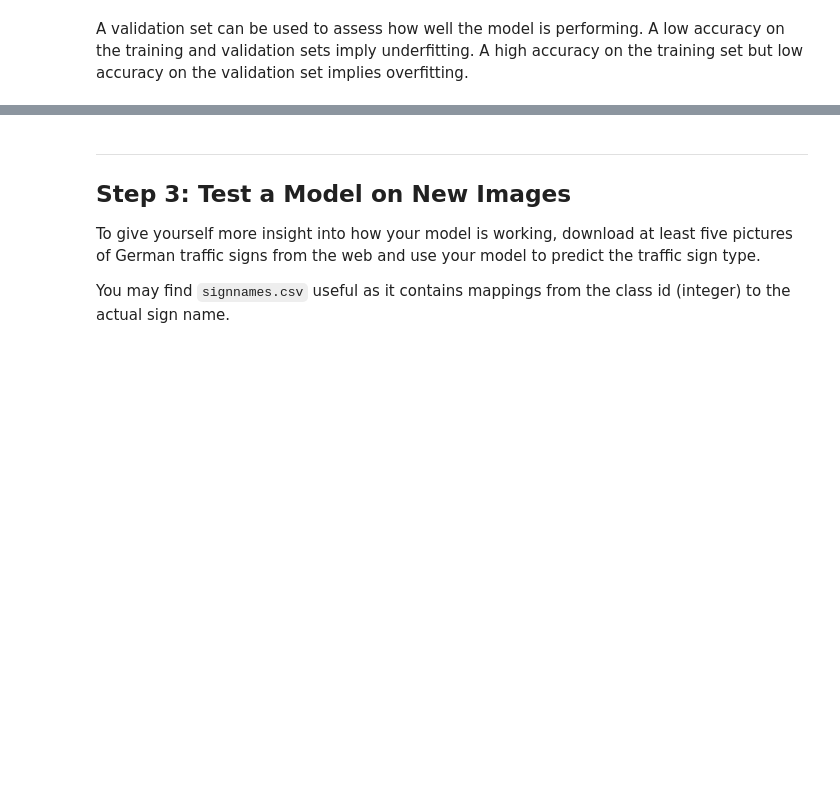
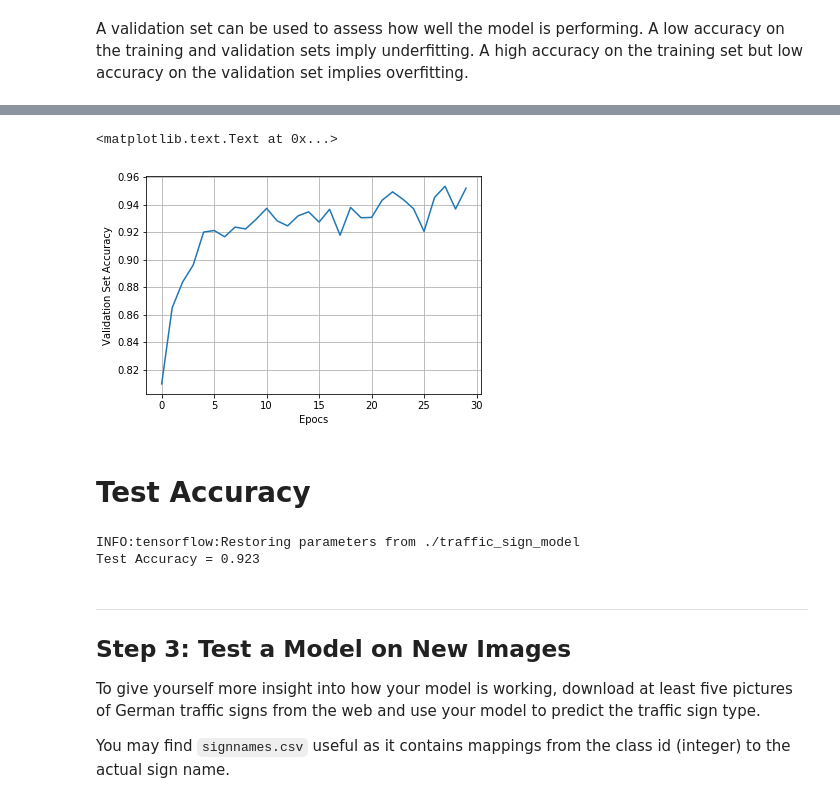
Before and after one commit to ppeiris/CarND-Traffic-Sign-Classifier-Project, a Jupyter notebook: Traffic_Sign_Classifier.ipynb, the cells around one changed output, grey strips where cells are left out. Cells and saved outputs as stored; diff of their text form; code cells hidden in the pictures; blank space fills up the shorter version.

Commit message:
Model is working above 93

```diff
--- a/Traffic_Sign_Classifier.ipynb
+++ b/Traffic_Sign_Classifier.ipynb
@@ -134,6 +135,12 @@ Minimally, the image data should be normalized so that the data has mean zero an
 Other pre-processing steps are optional. You can try different techniques to see if it improves performance.
 
 Use the code cell (or multiple code cells, if necessary) to implement the first step of your project.
+# %%
+# Convert image to gray scale
+with tf.Session() as sess:
+    X_train = sess.run(tf.image.rgb_to_grayscale(X_train))
+    X_valid = sess.run(tf.image.rgb_to_grayscale(X_valid))
+    X_test = sess.run(tf.image.rgb_to_grayscale(X_test))
 # %%
 ### Preprocess the data here. It is required to normalize the data. Other preprocessing steps could include
 ### converting to grayscale, etc.
@@ -165,8 +165,9 @@ def TrafficSign(x):
     # later 1: convolitional layer
     # input  : 32x32x3
     # output : 28x28x6
-    l1_filters = tf.Variable(tf.truncated_normal(shape=(5, 5, 3, 6), mean=mu, stddev=sigma))
-    l1_biase = tf.Variable(tf.zeros(6))
+#     l1_filters = tf.Variable(tf.truncated_normal(shape=(5, 5, 3, 12), mean=mu, stddev=sigma))
+    l1_filters = tf.Variable(tf.truncated_normal(shape=(5, 5, 1, 12), mean=mu, stddev=sigma))
+    l1_biase = tf.Variable(tf.zeros(12))
     l1_conv = tf.nn.conv2d(x, l1_filters, strides=[1, 1, 1, 1], padding='VALID')
     l1_conv = tf.nn.bias_add(l1_conv, l1_biase)
     l1_sums = tf.nn.relu(l1_conv)
@@ -182,7 +183,7 @@ def TrafficSign(x):
     # Layer 3 : convolution layer
     # input   : 14x14x6
     # output  : 10x10x16
-    l3_filters = tf.Variable(tf.truncated_normal(shape=(5, 5, 6, 16), mean=mu, stddev=sigma))
+    l3_filters = tf.Variable(tf.truncated_normal(shape=(5, 5, 12, 16), mean=mu, stddev=sigma))
     l3_biase = tf.Variable(tf.zeros(16))
     l3_conv = tf.nn.conv2d(l2_outout, l3_filters, strides=[1, 1, 1, 1], padding='VALID')
     l3_conv = tf.nn.bias_add(l3_conv, l3_biase)
@@ -242,7 +243,7 @@ sets imply underfitting. A high accuracy on the training set but low accuracy on
 ### the accuracy on the test set should be calculated and reported as well.
 ### Feel free to use as many code cells as needed.
 
-x = tf.placeholder(tf.float32, (None, 32, 32, 3))
+x = tf.placeholder(tf.float32, (None, 32, 32, 1))
 y = tf.placeholder(tf.int32, (None))
 y_one_hot = tf.one_hot(y, n_classes)
 
@@ -269,8 +270,8 @@ def evaluate(X_data, y_data):
         total_accuracy += (accuracy * len(batch_x))
     return total_accuracy / num_examples
 # %%
-from sklearn.utils import shuffle
-EPOCHS=10
+EPOCHS=30
+accuray_=[]
 with tf.Session() as sess:
     sess.run(tf.global_variables_initializer())
     num_examples = len(X_train)
@@ -285,11 +286,12 @@ with tf.Session() as sess:
             sess.run(training_operation, feed_dict={x: batch_x, y: batch_y})
 
         validation_accuracy = evaluate(X_valid, y_valid)
+        accuray_ +=[validation_accuracy]
         print("EPOCH {} ...".format(i+1))
         print("Validation Accuracy = {:.3f}".format(validation_accuracy))
         print()
 
-    saver.save(sess, './lenet')
+    saver.save(sess, './traffic_sign_model')
     print("Model saved")
 # %% [output]
 Training...
@@ -299,3 +314,24 @@ Validation Accuracy = 0.746
+# %%
+import matplotlib.pyplot as plt
+fig, ax = plt.subplots()
+plt.grid(True)
+plt.yticks(np.arange(0, 1, 0.02))
+ax.plot(accuray_)
+ax.set_xlabel('Epocs')
+ax.set_ylabel('Validation Set Accuracy')
+# %% [output]
+<matplotlib.text.Text at 0x...>
+[figure, added]
+# %% [markdown]
+# Test Accuracy
+# %%
+with tf.Session() as sess:
+    saver.restore(sess,tf.train.latest_checkpoint('.'))
+    test_accuracy = evaluate(X_test, y_test)
+    print("Test Accuracy = {:.3f}".format(test_accuracy))
+# %% [output]
+INFO:tensorflow:Restoring parameters from ./traffic_sign_model
+Test Accuracy = 0.923
 # %% [markdown]
 ---
 
```
Also changed, not shown: parts of 6 cells of this notebook, 1 other file.
